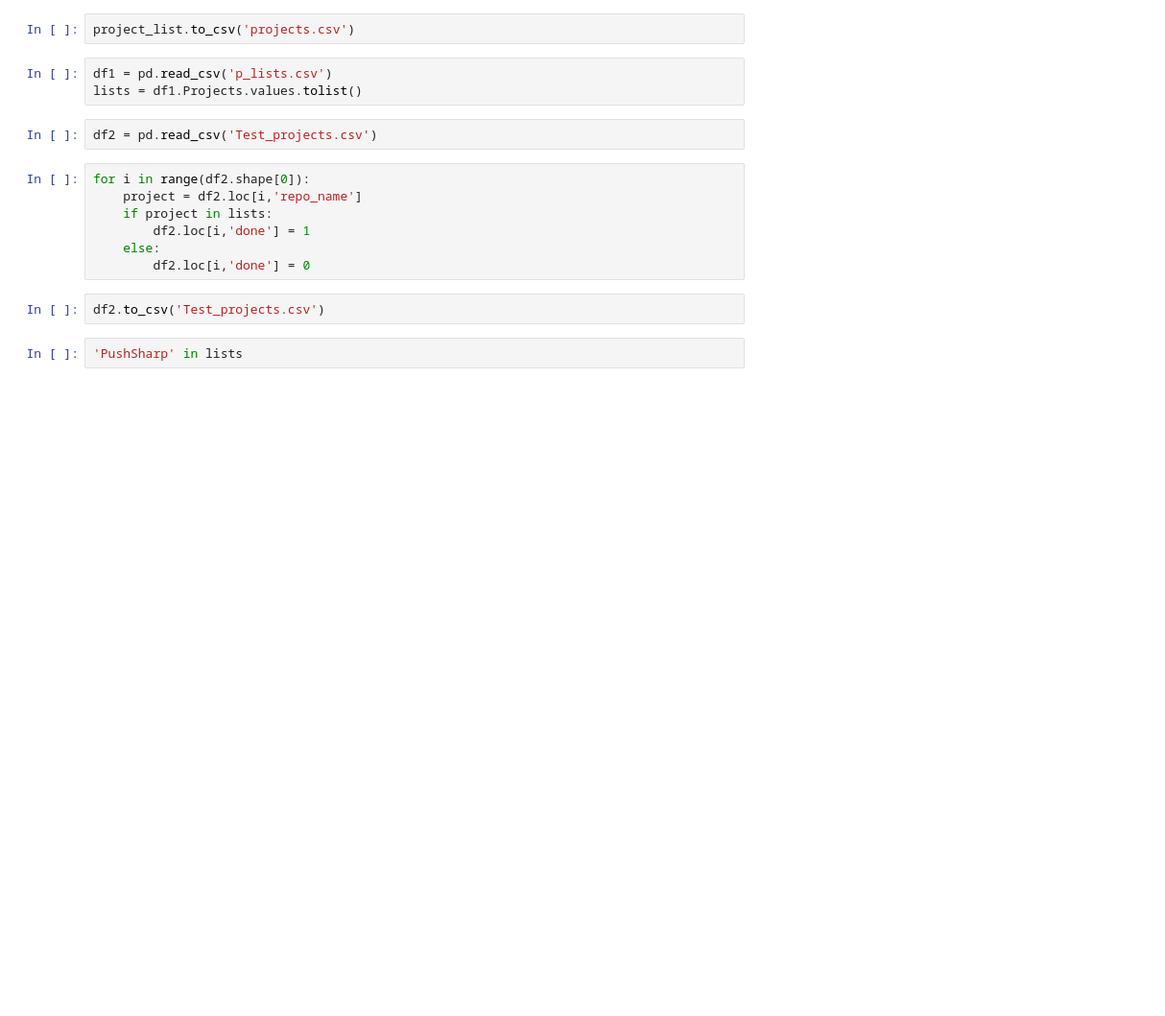
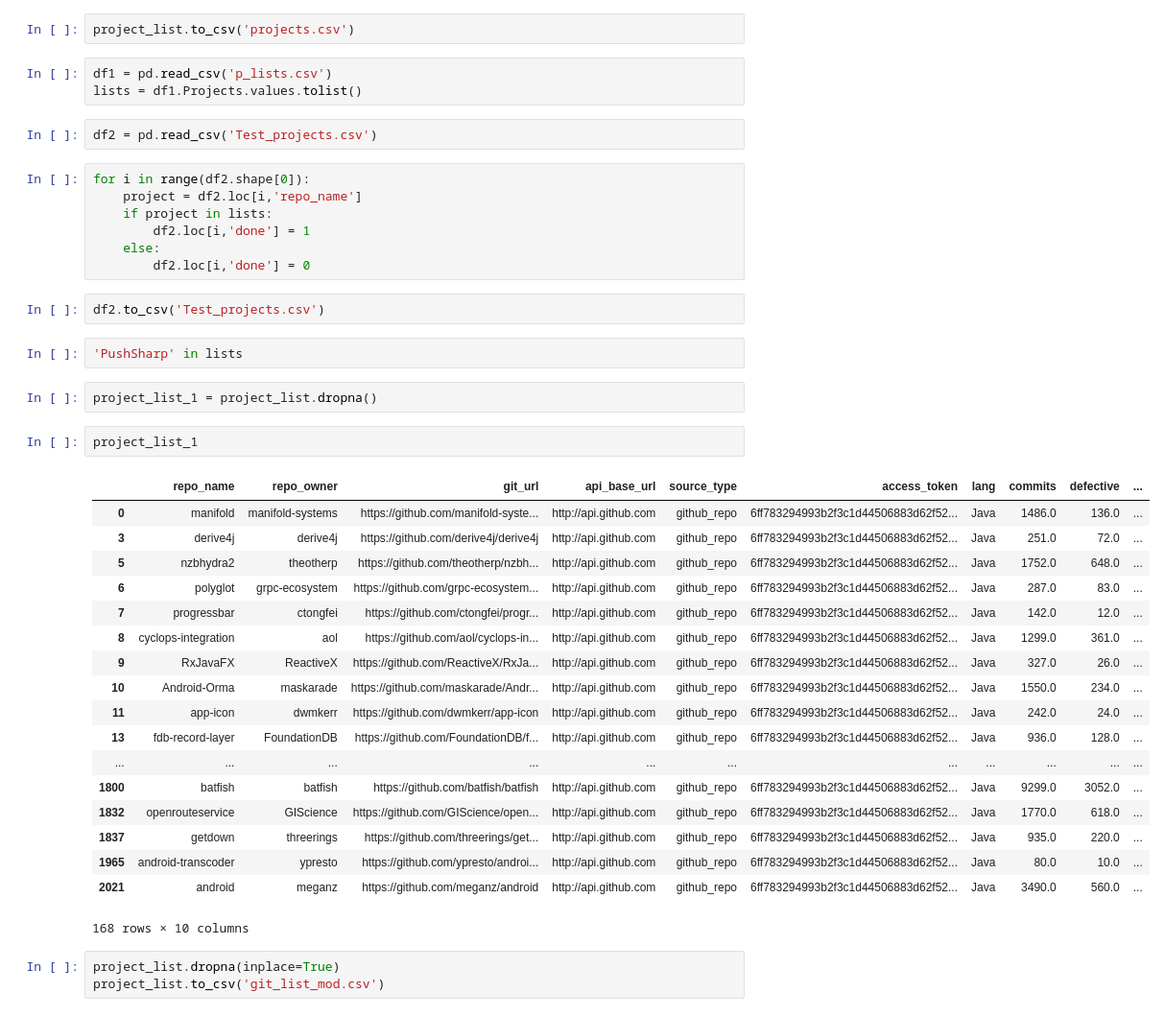
Before and after one commit to ai-se/Data_Miner, a Jupyter notebook: github/API_V3/Test_Files.ipynb, the cells around one changed output. Shown: that part at 96% size. Drawn from its saved outputs; the diff is of its cells as text; blank space fills up the shorter version.

Commit message:
New project list

```diff
--- a/github/API_V3/Test_Files.ipynb
+++ b/github/API_V3/Test_Files.ipynb
@@ -243,3 +232,29 @@ for i in range(df2.shape[0]):
 df2.to_csv('Test_projects.csv')
 # %%
 'PushSharp' in lists
+# %%
+project_list_1 = project_list.dropna()
+# %%
+project_list_1
+# %% [output]
+|  | repo_name | repo_owner | git_url | api_base_url | source_type | access_token | lang | commits | defective | ... |
+| 0 | manifold | manifold-systems | https://github.com/manifold-syste... | http://api.github.com | github_repo | 6ff783294993b2f3c1d44506883d62f52... | Java | 1486.0 | 136.0 | ... |
+| 3 | derive4j | derive4j | https://github.com/derive4j/derive4j | http://api.github.com | github_repo | 6ff783294993b2f3c1d44506883d62f52... | Java | 251.0 | 72.0 | ... |
+| 5 | nzbhydra2 | theotherp | https://github.com/theotherp/nzbh... | http://api.github.com | github_repo | 6ff783294993b2f3c1d44506883d62f52... | Java | 1752.0 | 648.0 | ... |
+| 6 | polyglot | grpc-ecosystem | https://github.com/grpc-ecosystem... | http://api.github.com | github_repo | 6ff783294993b2f3c1d44506883d62f52... | Java | 287.0 | 83.0 | ... |
+| 7 | progressbar | ctongfei | https://github.com/ctongfei/progr... | http://api.github.com | github_repo | 6ff783294993b2f3c1d44506883d62f52... | Java | 142.0 | 12.0 | ... |
+| 8 | cyclops-integration | aol | https://github.com/aol/cyclops-in... | http://api.github.com | github_repo | 6ff783294993b2f3c1d44506883d62f52... | Java | 1299.0 | 361.0 | ... |
+| 9 | RxJavaFX | ReactiveX | https://github.com/ReactiveX/RxJa... | http://api.github.com | github_repo | 6ff783294993b2f3c1d44506883d62f52... | Java | 327.0 | 26.0 | ... |
+| 10 | Android-Orma | maskarade | https://github.com/maskarade/Andr... | http://api.github.com | github_repo | 6ff783294993b2f3c1d44506883d62f52... | Java | 1550.0 | 234.0 | ... |
+| 11 | app-icon | dwmkerr | https://github.com/dwmkerr/app-icon | http://api.github.com | github_repo | 6ff783294993b2f3c1d44506883d62f52... | Java | 242.0 | 24.0 | ... |
+| 13 | fdb-record-layer | FoundationDB | https://github.com/FoundationDB/f... | http://api.github.com | github_repo | 6ff783294993b2f3c1d44506883d62f52... | Java | 936.0 | 128.0 | ... |
+| ... | ... | ... | ... | ... | ... | ... | ... | ... | ... | ... |
+| 1800 | batfish | batfish | https://github.com/batfish/batfish | http://api.github.com | github_repo | 6ff783294993b2f3c1d44506883d62f52... | Java | 9299.0 | 3052.0 | ... |
+| 1832 | openrouteservice | GIScience | https://github.com/GIScience/open... | http://api.github.com | github_repo | 6ff783294993b2f3c1d44506883d62f52... | Java | 1770.0 | 618.0 | ... |
+| 1837 | getdown | threerings | https://github.com/threerings/get... | http://api.github.com | github_repo | 6ff783294993b2f3c1d44506883d62f52... | Java | 935.0 | 220.0 | ... |
+| 1965 | android-transcoder | ypresto | https://github.com/ypresto/androi... | http://api.github.com | github_repo | 6ff783294993b2f3c1d44506883d62f52... | Java | 80.0 | 10.0 | ... |
+| 2021 | android | meganz | https://github.com/meganz/android | http://api.github.com | github_repo | 6ff783294993b2f3c1d44506883d62f52... | Java | 3490.0 | 560.0 | ... |
+168 rows × 10 columns
+# %%
+project_list.dropna(inplace=True)
+project_list.to_csv('git_list_mod.csv')
```
Also changed, not shown: parts of 2 cells of this notebook, 10 other files.
